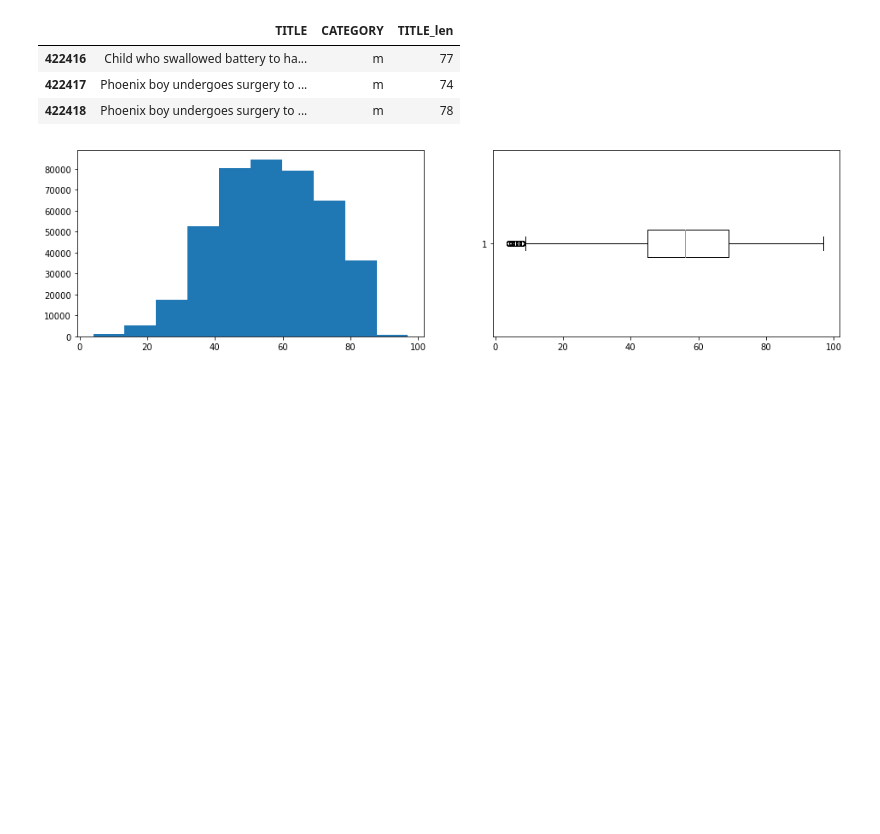
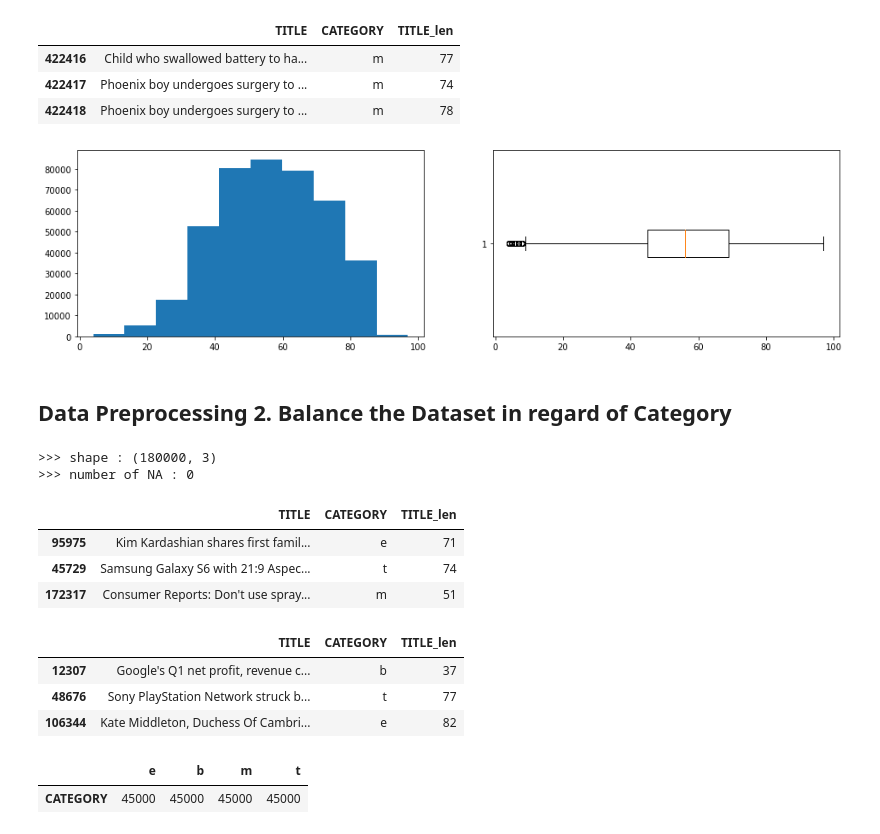
Before and after one commit to sam351/NLP_study, a Jupyter notebook: kaggle_news_dataset/201003_News-dataset_01_Train-LSTM.ipynb, the cells around one changed output. Saved outputs shown, nothing was run; the diff lists cells and outputs as text; code cells hidden in the pictures; blank space fills up the shorter version.

Commit message:
Modify 201003_News-dataset_01_Train-LSTM.ipynb
- Add Data Preprocessing 2

```diff
--- a/kaggle_news_dataset/201003_News-dataset_01_Train-LSTM.ipynb
+++ b/kaggle_news_dataset/201003_News-dataset_01_Train-LSTM.ipynb
@@ -169,3 +169,29 @@ plt.show()
 | 422417 | Phoenix boy undergoes surgery to ... | m | 74 |
 | 422418 | Phoenix boy undergoes surgery to ... | m | 78 |
 [figure]
+# %% [markdown]
+## Data Preprocessing 2. Balance the Dataset in regard of Category
+# %%
+sample_num = 45000
+data_shuffled = data.reindex(np.random.permutation(data.index))
+train_df = pd.concat([data_shuffled[data_shuffled['CATEGORY']==cat][:sample_num] for cat in data_shuffled.CATEGORY.unique()],
+                     ignore_index=True)
+train_df = train_df.reindex(np.random.permutation(train_df.index))
+
+
+# Check the result
+show_table(train_df)
+display(train_df.CATEGORY.value_counts().to_frame().T)
+# %% [output]
+>>> shape : (180000, 3)
+>>> number of NA : 0
+|  | TITLE | CATEGORY | TITLE_len |
+| 95975 | Kim Kardashian shares first famil... | e | 71 |
+| 45729 | Samsung Galaxy S6 with 21:9 Aspec... | t | 74 |
+| 172317 | Consumer Reports: Don't use spray... | m | 51 |
+|  | TITLE | CATEGORY | TITLE_len |
+| 12307 | Google's Q1 net profit, revenue c... | b | 37 |
+| 48676 | Sony PlayStation Network struck b... | t | 77 |
+| 106344 | Kate Middleton, Duchess Of Cambri... | e | 82 |
+|  | e | b | m | t |
+| CATEGORY | 45000 | 45000 | 45000 | 45000 |
```
